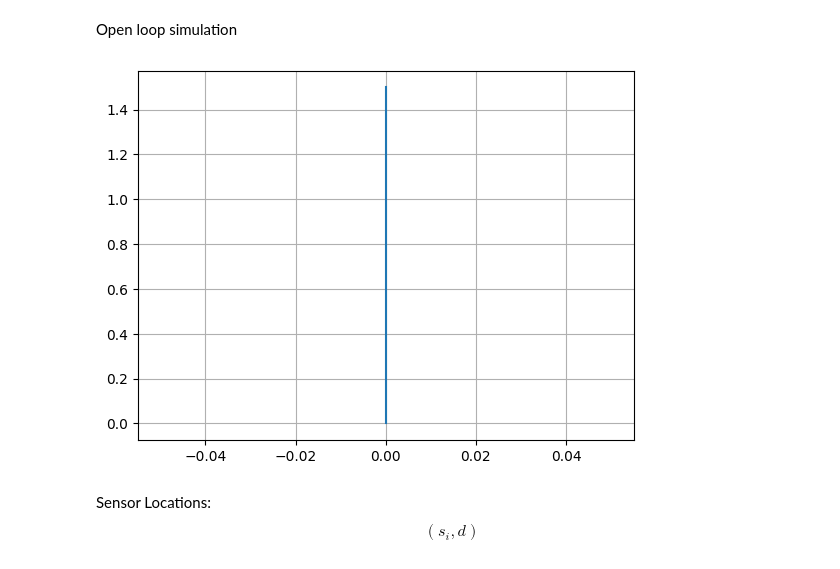
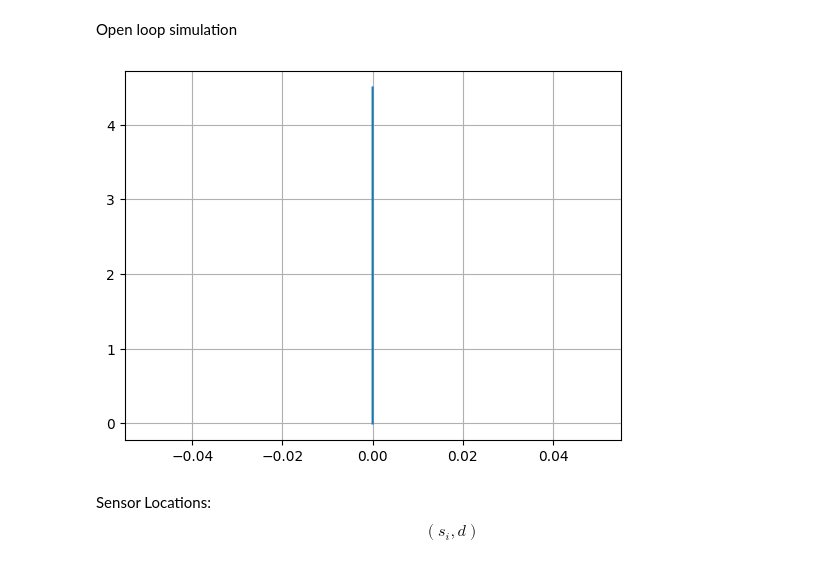
Before and after one commit to AranA-eng/IDP-Group-M209, a Jupyter notebook: Path Following Algo Design/simulation.ipynb, the cells around one changed output. Drawn from its saved outputs; the diff is of its cells as text; code cells hidden in the pictures.

```diff
--- a/Path Following Algo Design/simulation.ipynb
+++ b/Path Following Algo Design/simulation.ipynb
@@ -18,6 +18,9 @@ from scipy.integrate import solve_ivp
 # system constants
 r = 0.025
 L = 0.15
+v = 0.1
+T = 30
+line_x = 0.0
 # %%
 def kinematic_model(t, state, omega1, omega2, r, L):
     "first order differential equations for the kinematics"
@@ -32,31 +35,30 @@ def kinematic_model(t, state, omega1, omega2, r, L):
 Open loop simulation
 # %%
 state0 = [0.0, 0.0, 0.0]
-
-t_span = (0,10)
-dt = 0.01
+t_span = (0,T)
+dt = 0.001
 t_eval = np.arange(t_span[0], t_span[1], dt)
 
 omega1 = 6.0
 omega2 = 6.0
 
 sol = solve_ivp(
     kinematic_model,
     t_span,
     state0,
     t_eval = t_eval,
     args = (omega1, omega2, r, L),
     method = 'RK45'
 )
 
 x = sol.y[0]
 y = sol.y[1]
 theta = sol.y[2]
 plt.plot(x, y)
 plt.grid(True)
 plt.show()
 # %% [output]
-[figure, old version]
+[figure, new version]
 # %% [markdown]
 Sensor Locations:
 \begin{equation}
```
Also changed, not shown: parts of 8 cells of this notebook.
